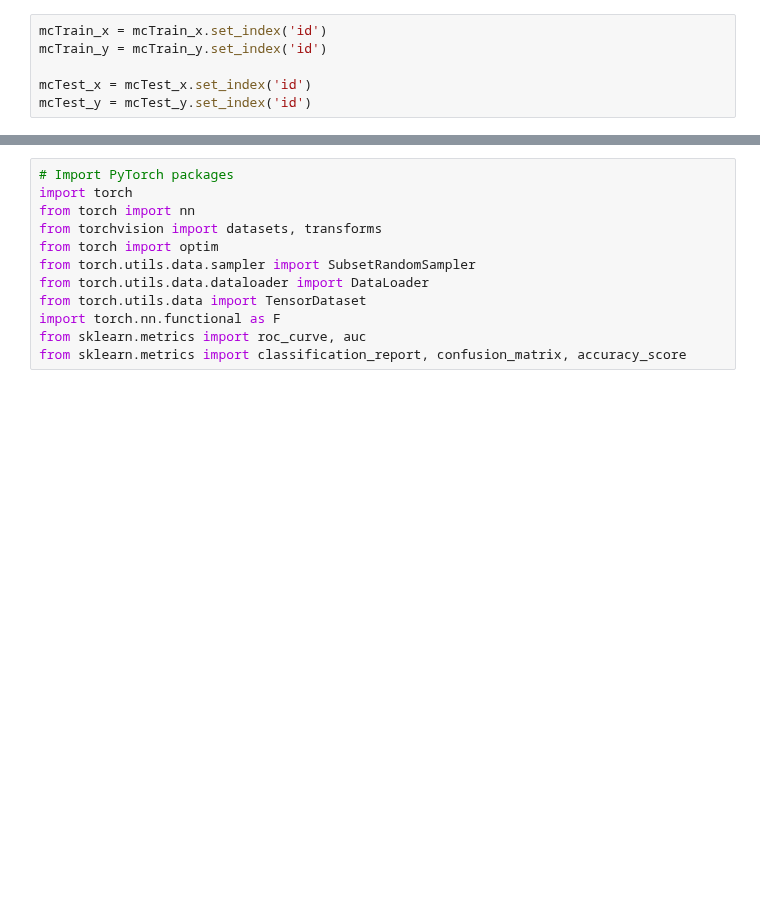
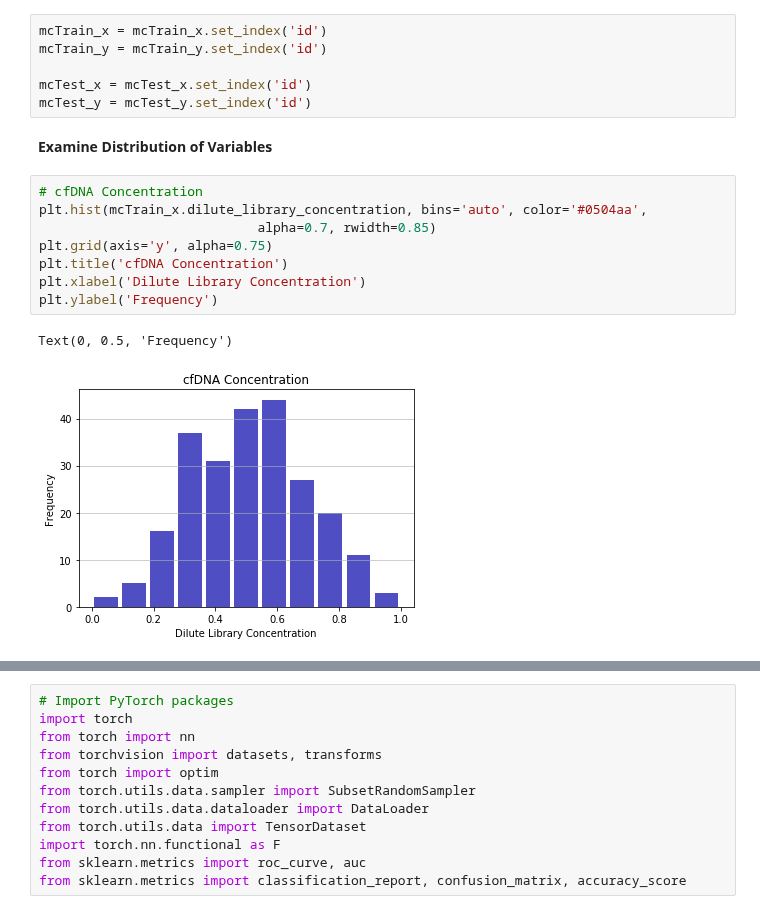
Before and after one commit to meghutch/Multi_Cancer_DL, a Jupyter notebook: 03_Analysis/Neural_Network.ipynb, the cells around one changed output, grey strips where cells are left out. Drawn from its saved outputs; the diff is of its cells as text; blank space fills up the shorter version.

```diff
--- a/03_Analysis/Neural_Network.ipynb
+++ b/03_Analysis/Neural_Network.ipynb
@@ -106,3 +111,16 @@ mcTrain_y = mcTrain_y.set_index('id')
 
 mcTest_x = mcTest_x.set_index('id')
 mcTest_y = mcTest_y.set_index('id')
+# %% [markdown]
+**Examine Distribution of Variables**
+# %%
+# cfDNA Concentration
+plt.hist(mcTrain_x.dilute_library_concentration, bins='auto', color='#0504aa',
+                            alpha=0.7, rwidth=0.85)
+plt.grid(axis='y', alpha=0.75)
+plt.title('cfDNA Concentration')
+plt.xlabel('Dilute Library Concentration')
+plt.ylabel('Frequency')
+# %% [output]
+Text(0, 0.5, 'Frequency')
+[figure, added]
```
Also changed, not shown: parts of 11 cells of this notebook.
